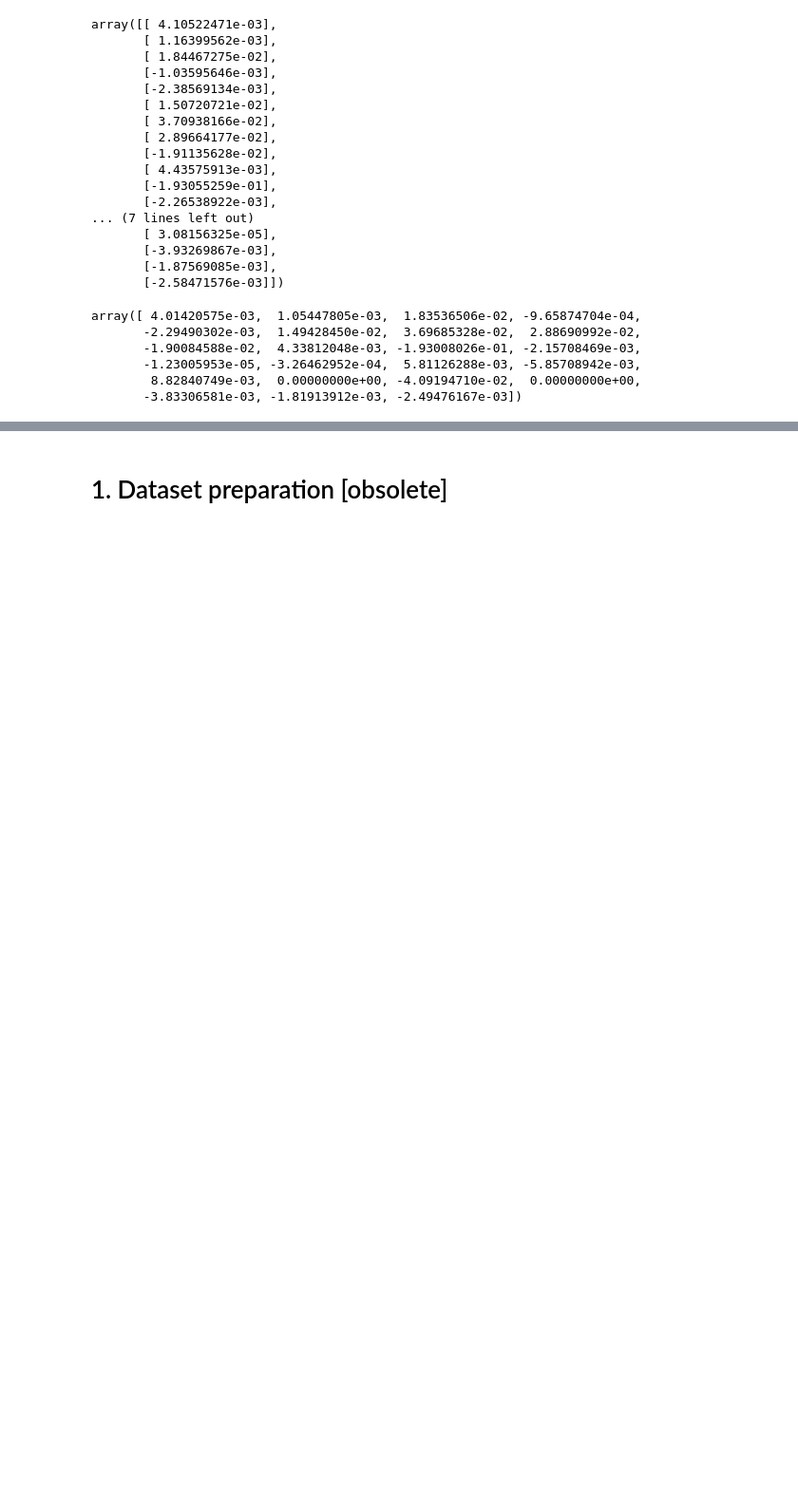
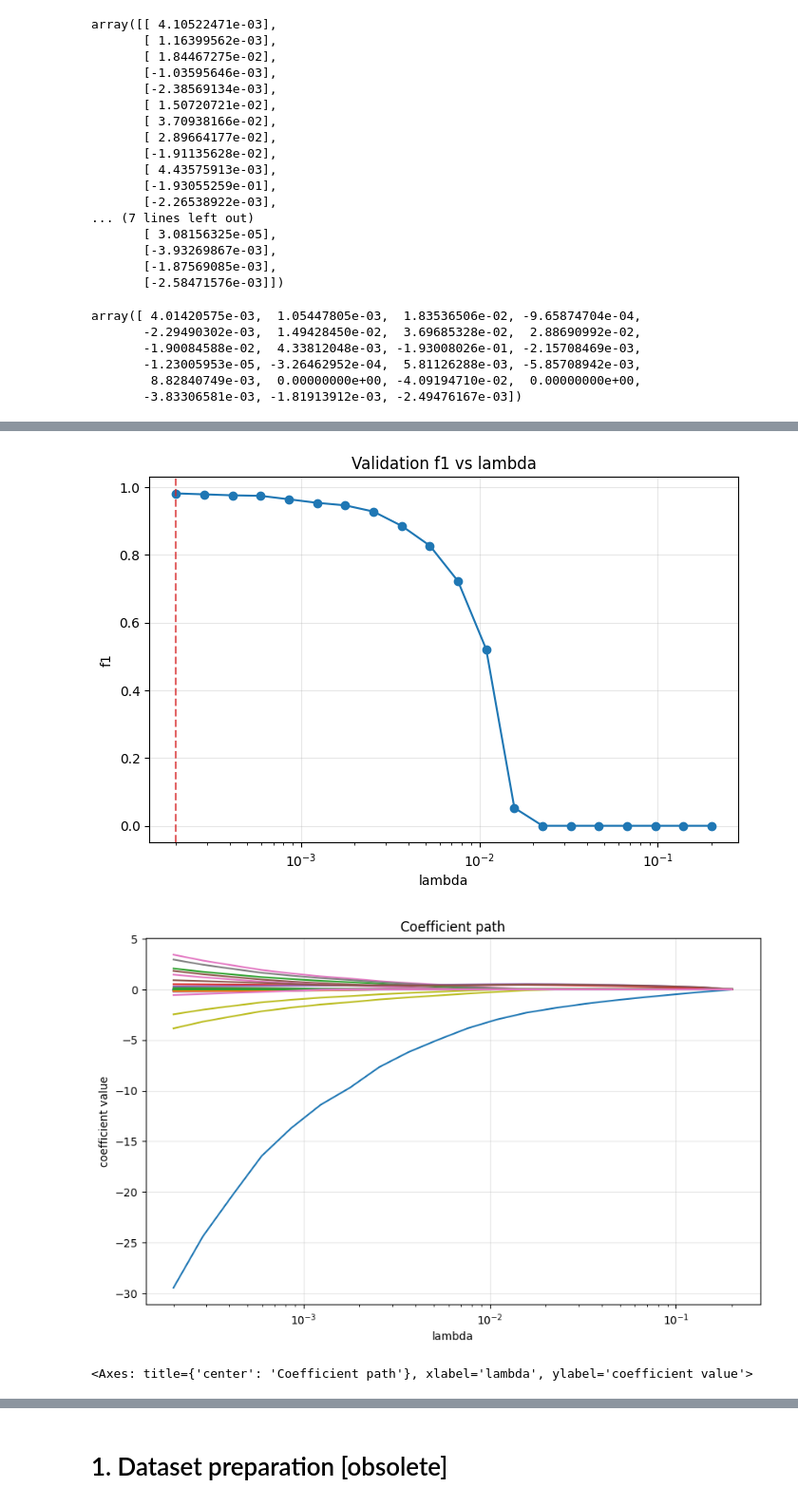
Before and after one commit to zochowskitomasz/AML_project, a Jupyter notebook: AMLpro1.ipynb, the cells around one changed output, grey strips where cells are left out. Shown at 95% size. Cells and saved outputs as stored; diff of their text form; code cells hidden in the pictures; blank space fills up the shorter version.

```diff
--- a/AMLpro1.ipynb
+++ b/AMLpro1.ipynb
@@ -92,0 +106,15 @@ array([ 4.01420575e-03,  1.05447805e-03,  1.83536506e-02, -9.65874704e-04,
+# %%
+target_col = "shopping_preference"
+X_train = shopping_train.drop(columns=[target_col])
+y_train = shopping_train[target_col]
+X_valid = shopping_val.reindex(columns=X_train.columns, fill_value=0)
+y_valid = shopping_val[target_col]
+
+fista_model = LabeledLogReg(implementation="fista", n_lambdas=20, max_iter=2000)
+fista_model.fit(X_train, y_train)
+fista_result = fista_model.validate(X_valid, y_valid, measure="f_measure")
+
+print("FISTA best lambda:", fista_result["best_lambda"])
+print("FISTA validation score:", fista_result["best_score"])
+fista_pred_proba = fista_model.predict_proba(X_valid)
+fista_pred_proba[:5]
@@ -92,0 +129,7 @@ array([ 4.01420575e-03,  1.05447805e-03,  1.83536506e-02, -9.65874704e-04,
+# %%
+fista_model.plot("f_measure")
+fista_model.plot_coefficients(feature_names=X_train.columns.tolist())
+# %% [output]
+[figure, added]
+[figure, added]
+<Axes: title={'center': 'Coefficient path'}, xlabel='lambda', ylabel='coefficient value'>
```
Also changed, not shown: parts of 9 cells of this notebook, 1 other file.
